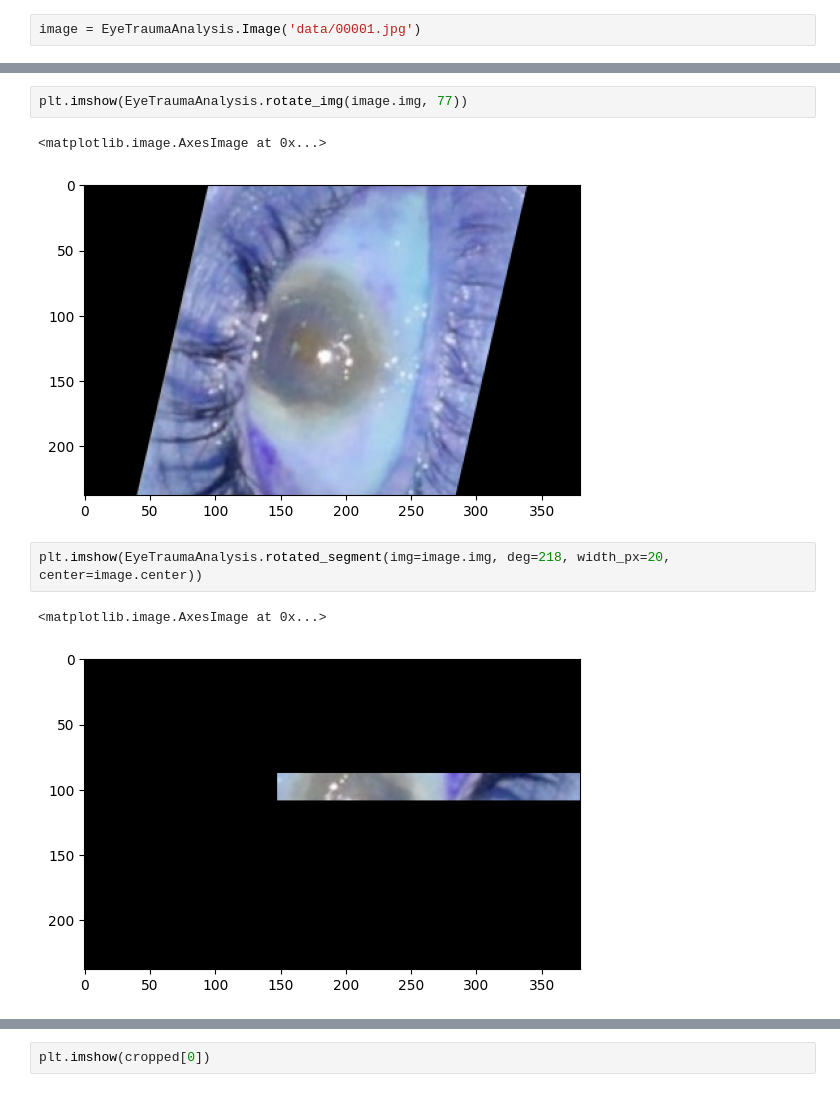
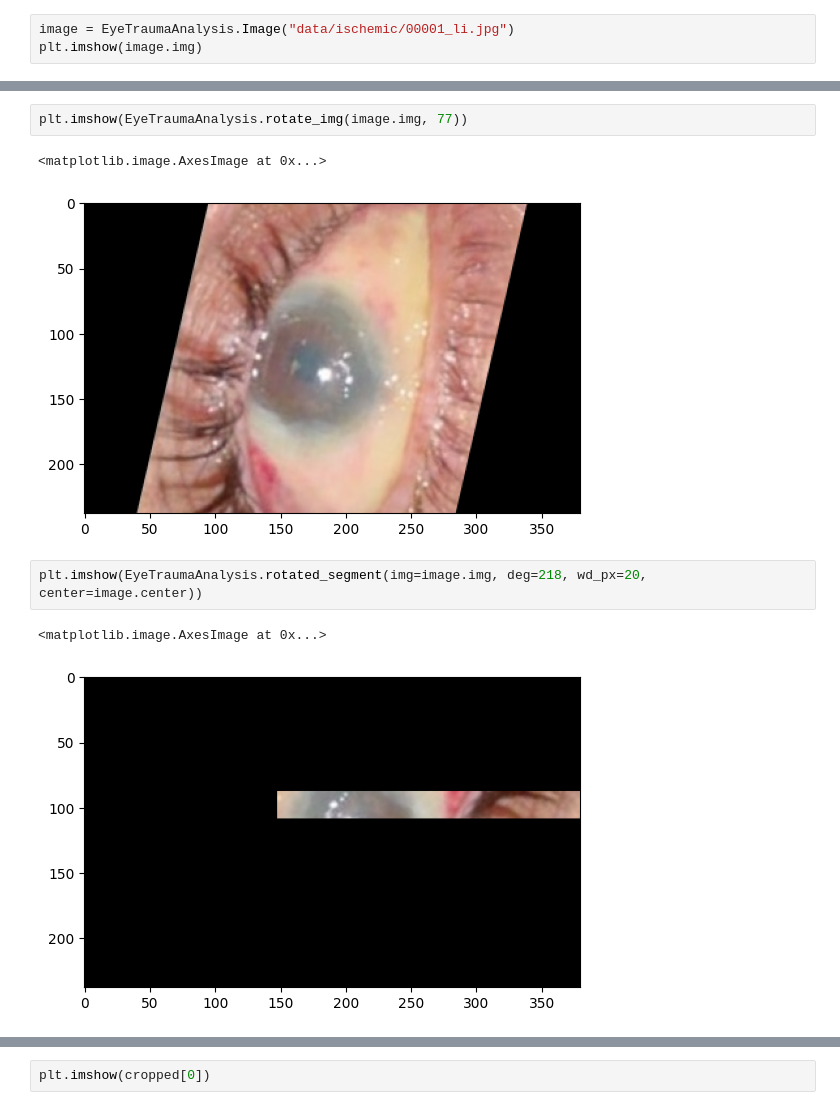
Before and after one commit to ethanrasmussen/EyeTraumaAnalysis, a Jupyter notebook: src/notebooks/testing.ipynb, the cells around one changed output, grey strips where cells are left out. Saved outputs shown, nothing was run; the diff lists cells and outputs as text.

```diff
--- a/src/notebooks/testing.ipynb
+++ b/src/notebooks/testing.ipynb
@@ -13,3 +17,4 @@ importlib.reload(EyeTraumaAnalysis)
 # %%
-image = EyeTraumaAnalysis.Image('data/00001.jpg')
+image = EyeTraumaAnalysis.Image("data/ischemic/00001_li.jpg")
+plt.imshow(image.img)
 # %% [output]
@@ -24,10 +24,10 @@ plt.imshow(image.img)
 plt.imshow(EyeTraumaAnalysis.rotate_img(image.img, 77))
 # %% [output]
 <matplotlib.image.AxesImage at 0x...>
-[figure, old version]
+[figure, new version]
 # %%
-plt.imshow(EyeTraumaAnalysis.rotated_segment(img=image.img, deg=218, width_px=20, center=image.center))
+plt.imshow(EyeTraumaAnalysis.rotated_segment(img=image.img, deg=218, wd_px=20, center=image.center))
 # %% [output]
 <matplotlib.image.AxesImage at 0x...>
-[figure, old version]
+[figure, new version]
 # %%
```
Also changed, not shown: parts of 7 cells of this notebook, 51 other files.
